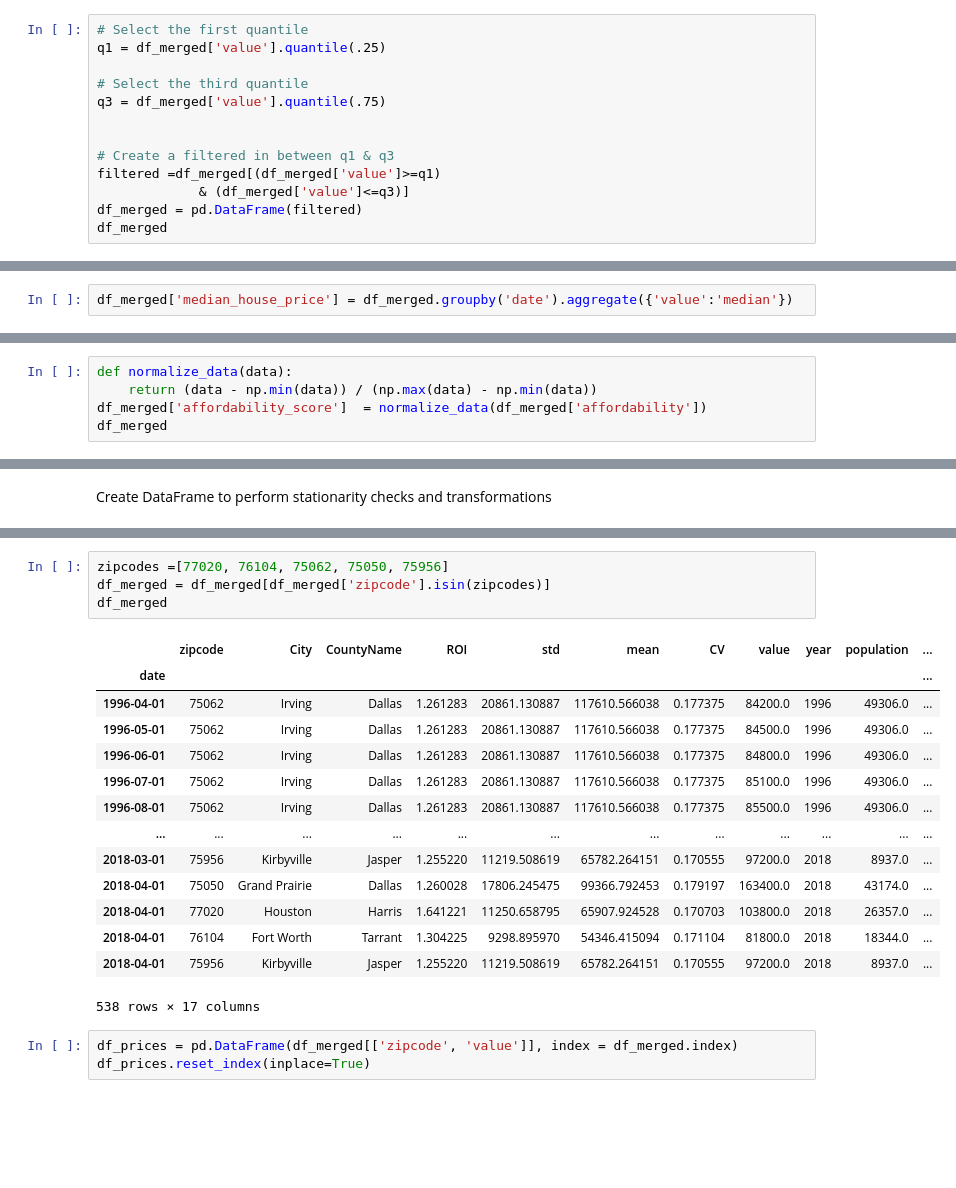
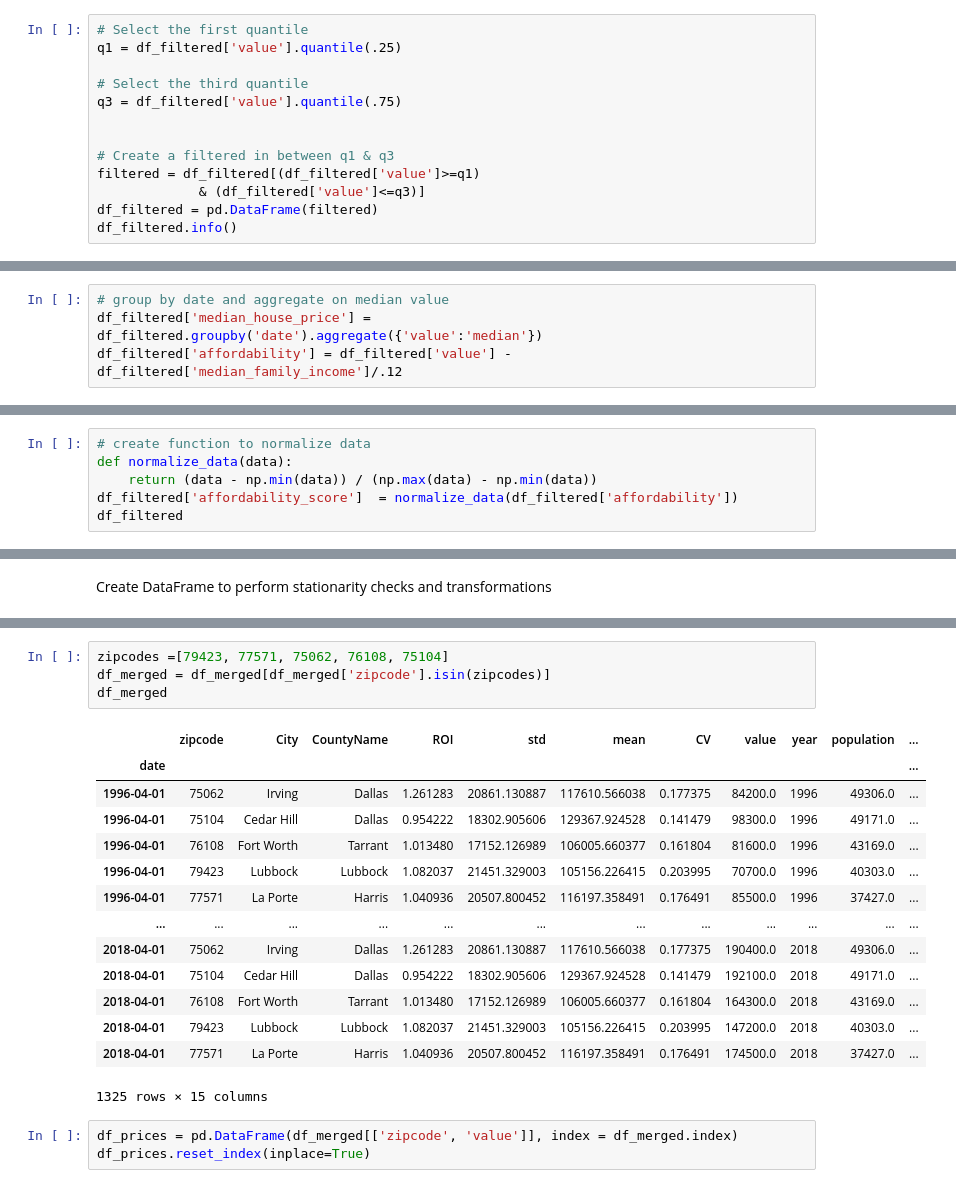
Before and after one commit to rhk48/zillow-time-series, a Jupyter notebook: lorela_nb.ipynb, the cells around one changed output, grey strips where cells are left out. Drawn from its saved outputs; the diff is of its cells as text; blank space fills up the shorter version.

```diff
--- a/lorela_nb.ipynb
+++ b/lorela_nb.ipynb
@@ -248,15 +251,15 @@ df_merged.describe().T
 Get IQR of data based on salaries
 # %%
 # Select the first quantile
-q1 = df_merged['value'].quantile(.25)
+q1 = df_filtered['value'].quantile(.25)
 
 # Select the third quantile
-q3 = df_merged['value'].quantile(.75)
+q3 = df_filtered['value'].quantile(.75)
 
 
 # Create a filtered in between q1 & q3
-filtered =df_merged[(df_merged['value']>=q1)
-             & (df_merged['value']<=q3)]
-df_merged = pd.DataFrame(filtered)
-df_merged
+filtered = df_filtered[(df_filtered['value']>=q1)
+             & (df_filtered['value']<=q3)]
+df_filtered = pd.DataFrame(filtered)
+df_filtered.info()
 # %% [output]
@@ -277,14 +283,17 @@ df_merged
 # %% [markdown]
 **Create Affordability Score**
 # %%
-df_merged['median_house_price'] = df_merged.groupby('date').aggregate({'value':'median'})
+# group by date and aggregate on median value
+df_filtered['median_house_price'] = df_filtered.groupby('date').aggregate({'value':'median'})
+df_filtered['affordability'] = df_filtered['value'] - df_filtered['median_family_income']/.12
 # %%
 df_merged['affordability'] = df_merged['value'] -df_merged['median_family_income']/.12
 # %%
+# create function to normalize data
 def normalize_data(data):
     return (data - np.min(data)) / (np.max(data) - np.min(data))
-df_merged['affordability_score']  = normalize_data(df_merged['affordability'])
-df_merged
+df_filtered['affordability_score']  = normalize_data(df_filtered['affordability'])
+df_filtered
 # %% [output]
 |  | zipcode | City | CountyName | ROI | std | mean | CV | value | year | population | ... |
 | date |  |  |  |  |  |  |  |  |  |  | ... |
@@ -364,22 +371,22 @@ Create DataFrame to perform stationarity checks and transformations
 # %%
-zipcodes =[77020, 76104, 75062, 75050, 75956]
+zipcodes =[79423, 77571, 75062, 76108, 75104]
 df_merged = df_merged[df_merged['zipcode'].isin(zipcodes)]
 df_merged
 # %% [output]
 |  | zipcode | City | CountyName | ROI | std | mean | CV | value | year | population | ... |
 | date |  |  |  |  |  |  |  |  |  |  | ... |
 | 1996-04-01 | 75062 | Irving | Dallas | 1.261283 | 20861.130887 | 117610.566038 | 0.177375 | 84200.0 | 1996 | 49306.0 | ... |
-| 1996-05-01 | 75062 | Irving | Dallas | 1.261283 | 20861.130887 | 117610.566038 | 0.177375 | 84500.0 | 1996 | 49306.0 | ... |
-| 1996-06-01 | 75062 | Irving | Dallas | 1.261283 | 20861.130887 | 117610.566038 | 0.177375 | 84800.0 | 1996 | 49306.0 | ... |
-| 1996-07-01 | 75062 | Irving | Dallas | 1.261283 | 20861.130887 | 117610.566038 | 0.177375 | 85100.0 | 1996 | 49306.0 | ... |
-| 1996-08-01 | 75062 | Irving | Dallas | 1.261283 | 20861.130887 | 117610.566038 | 0.177375 | 85500.0 | 1996 | 49306.0 | ... |
+| 1996-04-01 | 75104 | Cedar Hill | Dallas | 0.954222 | 18302.905606 | 129367.924528 | 0.141479 | 98300.0 | 1996 | 49171.0 | ... |
+| 1996-04-01 | 76108 | Fort Worth | Tarrant | 1.013480 | 17152.126989 | 106005.660377 | 0.161804 | 81600.0 | 1996 | 43169.0 | ... |
+| 1996-04-01 | 79423 | Lubbock | Lubbock | 1.082037 | 21451.329003 | 105156.226415 | 0.203995 | 70700.0 | 1996 | 40303.0 | ... |
+| 1996-04-01 | 77571 | La Porte | Harris | 1.040936 | 20507.800452 | 116197.358491 | 0.176491 | 85500.0 | 1996 | 37427.0 | ... |
 | ... | ... | ... | ... | ... | ... | ... | ... | ... | ... | ... | ... |
-| 2018-03-01 | 75956 | Kirbyville | Jasper | 1.255220 | 11219.508619 | 65782.264151 | 0.170555 | 97200.0 | 2018 | 8937.0 | ... |
-| 2018-04-01 | 75050 | Grand Prairie | Dallas | 1.260028 | 17806.245475 | 99366.792453 | 0.179197 | 163400.0 | 2018 | 43174.0 | ... |
-| 2018-04-01 | 77020 | Houston | Harris | 1.641221 | 11250.658795 | 65907.924528 | 0.170703 | 103800.0 | 2018 | 26357.0 | ... |
-| 2018-04-01 | 76104 | Fort Worth | Tarrant | 1.304225 | 9298.895970 | 54346.415094 | 0.171104 | 81800.0 | 2018 | 18344.0 | ... |
-| 2018-04-01 | 75956 | Kirbyville | Jasper | 1.255220 | 11219.508619 | 65782.264151 | 0.170555 | 97200.0 | 2018 | 8937.0 | ... |
+| 2018-04-01 | 75062 | Irving | Dallas | 1.261283 | 20861.130887 | 117610.566038 | 0.177375 | 190400.0 | 2018 | 49306.0 | ... |
+| 2018-04-01 | 75104 | Cedar Hill | Dallas | 0.954222 | 18302.905606 | 129367.924528 | 0.141479 | 192100.0 | 2018 | 49171.0 | ... |
+| 2018-04-01 | 76108 | Fort Worth | Tarrant | 1.013480 | 17152.126989 | 106005.660377 | 0.161804 | 164300.0 | 2018 | 43169.0 | ... |
+| 2018-04-01 | 79423 | Lubbock | Lubbock | 1.082037 | 21451.329003 | 105156.226415 | 0.203995 | 147200.0 | 2018 | 40303.0 | ... |
+| 2018-04-01 | 77571 | La Porte | Harris | 1.040936 | 20507.800452 | 116197.358491 | 0.176491 | 174500.0 | 2018 | 37427.0 | ... |
-538 rows × 17 columns
+1325 rows × 15 columns
 # %%
 df_prices = pd.DataFrame(df_merged[['zipcode', 'value']], index = df_merged.index)
 df_prices.reset_index(inplace=True)
```
Also changed, not shown: parts of 35 cells of this notebook.
